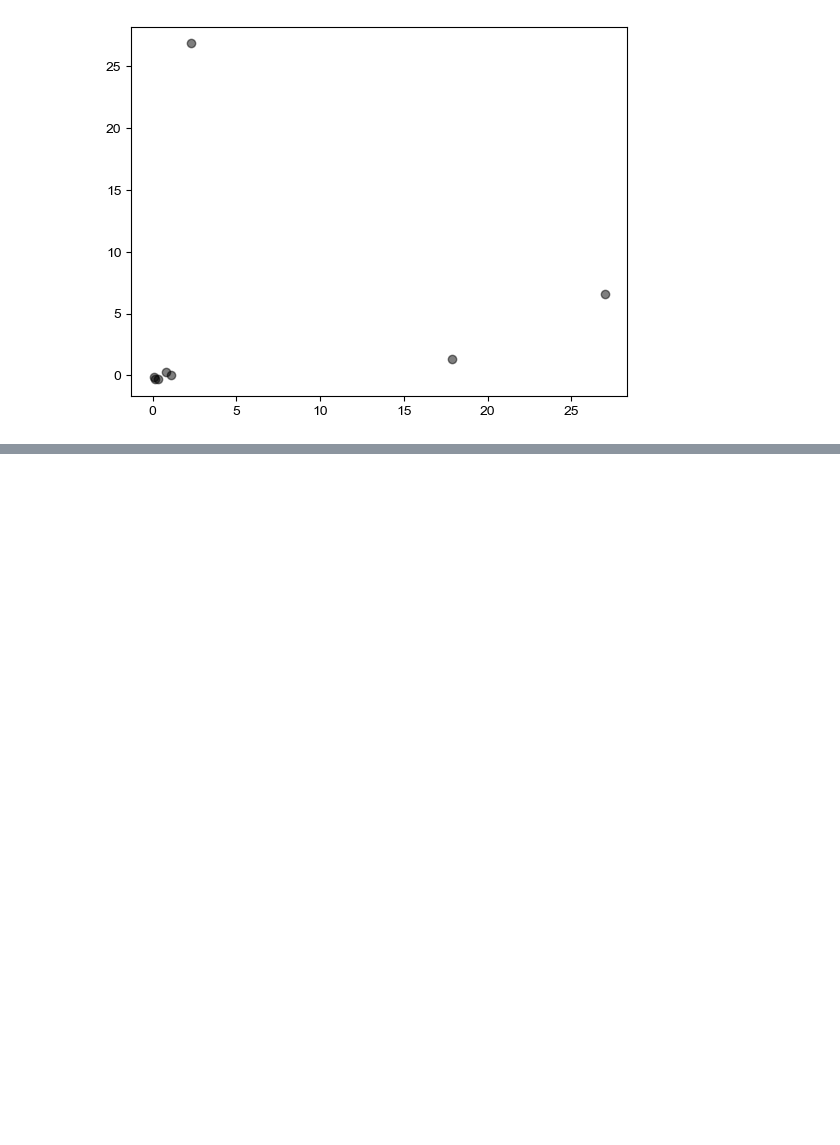
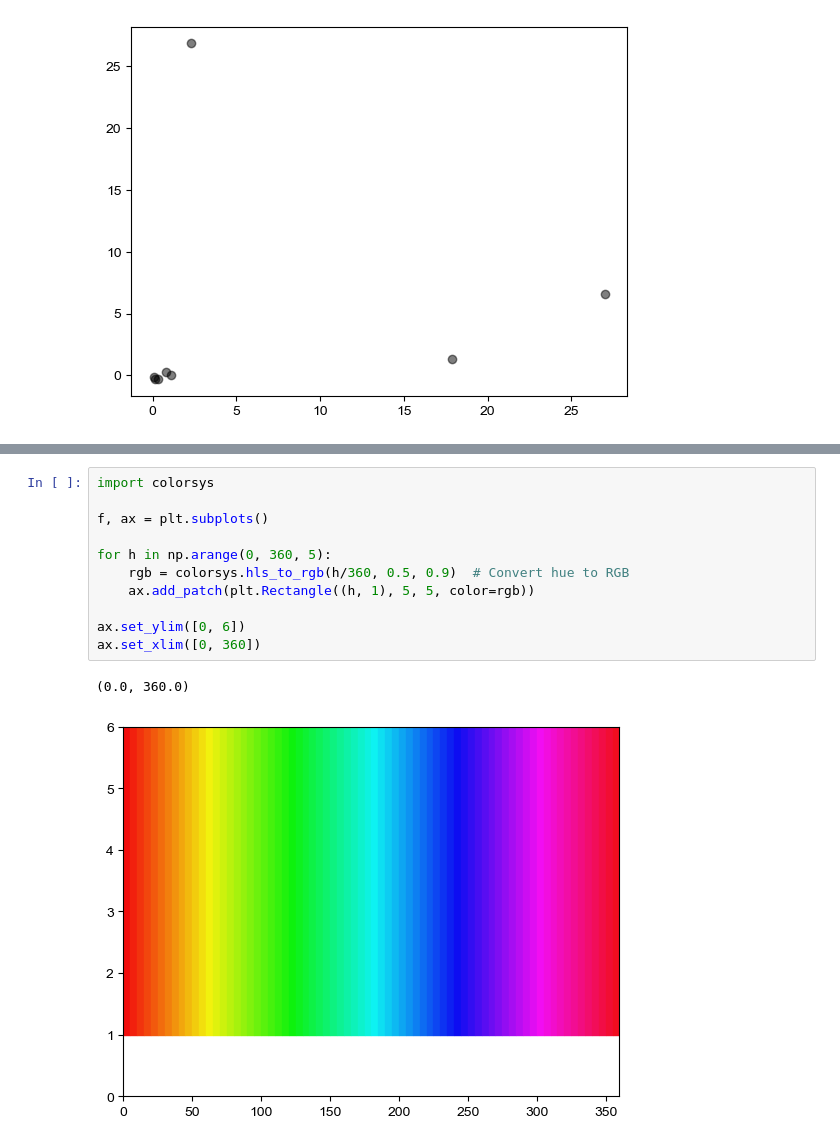
Before and after one commit to jaimemcc/bazzino, a Jupyter notebook: notebooks/figs_for_ang_vel.ipynb, the cells around one changed output, grey strips where cells are left out. Saved outputs shown, nothing was run; the diff lists cells and outputs as text; blank space fills up the shorter version.

```diff
--- a/notebooks/figs_for_ang_vel.ipynb
+++ b/notebooks/figs_for_ang_vel.ipynb
@@ -466,0 +498,14 @@ plt.scatter(snips_k, vel_k, alpha=0.5, color="black")
+# %%
+import colorsys
+
+f, ax = plt.subplots()
+
+for h in np.arange(0, 360, 5):
+    rgb = colorsys.hls_to_rgb(h/360, 0.5, 0.9)  # Convert hue to RGB
+    ax.add_patch(plt.Rectangle((h, 1), 5, 5, color=rgb))
+
+ax.set_ylim([0, 6])
+ax.set_xlim([0, 360])
+# %% [output]
+(0.0, 360.0)
+[figure, added]
```
Also changed, not shown: parts of 3 cells of this notebook, 3 other files.
